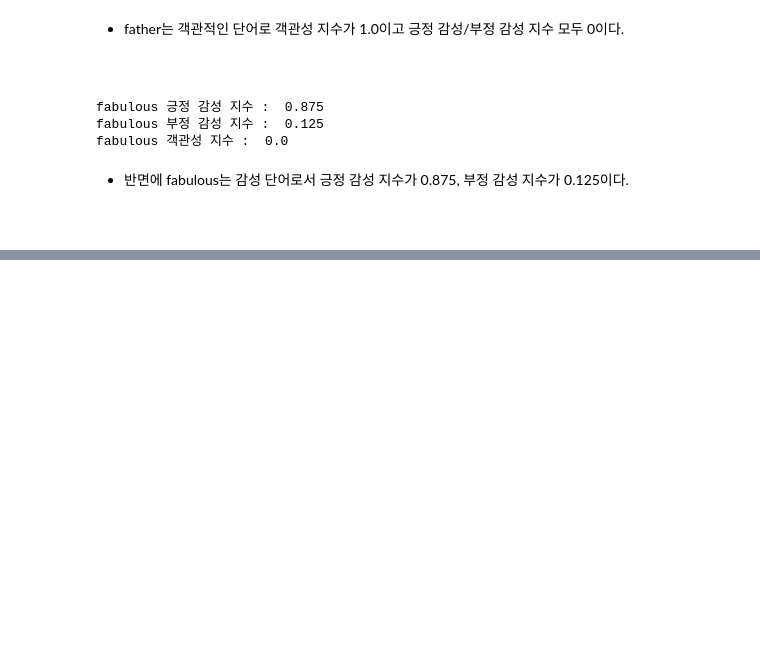
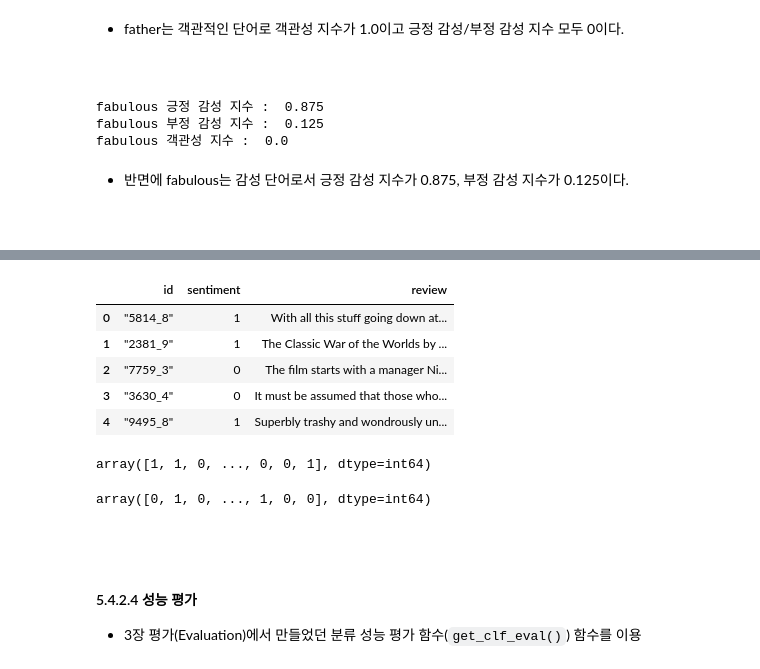
Before and after one commit to sunghan-kim/ml-definitive-guide, a Jupyter notebook: Ch08_05_Sentiment-Analysis.ipynb, the cells around one changed output, grey strips where cells are left out. Cells and saved outputs as stored; diff of their text form; code cells hidden in the pictures; blank space fills up the shorter version.

```diff
--- a/Ch08_05_Sentiment-Analysis.ipynb
+++ b/Ch08_05_Sentiment-Analysis.ipynb
@@ -562,0 +681,9 @@ fabulous 객관성 지수 :  0.0
+# %%
+review_df.head()
+# %% [output]
+|  | id | sentiment | review |
+| 0 | "5814_8" | 1 | With all this stuff going down at... |
+| 1 | "2381_9" | 1 | The Classic War of the Worlds by ... |
+| 2 | "7759_3" | 0 | The film starts with a manager Ni... |
+| 3 | "3630_4" | 0 | It must be assumed that those who... |
+| 4 | "9495_8" | 1 | Superbly trashy and wondrously un... |
@@ -562,0 +694,14 @@ fabulous 객관성 지수 :  0.0
+# %%
+y_target
+# %% [output]
+array([1, 1, 0, ..., 0, 0, 1], dtype=int64)
+# %%
+preds
+# %% [output]
+array([0, 1, 0, ..., 1, 0, 0], dtype=int64)
+# %% [markdown]
+<br>
+# %% [markdown]
+#### 5.4.2.4 성능 평가
+
+- 3장 평가(Evaluation)에서 만들었던 분류 성능 평가 함수(`get_clf_eval()`) 함수를 이용
```
Also changed, not shown: parts of 36 cells of this notebook, 1 other file.
